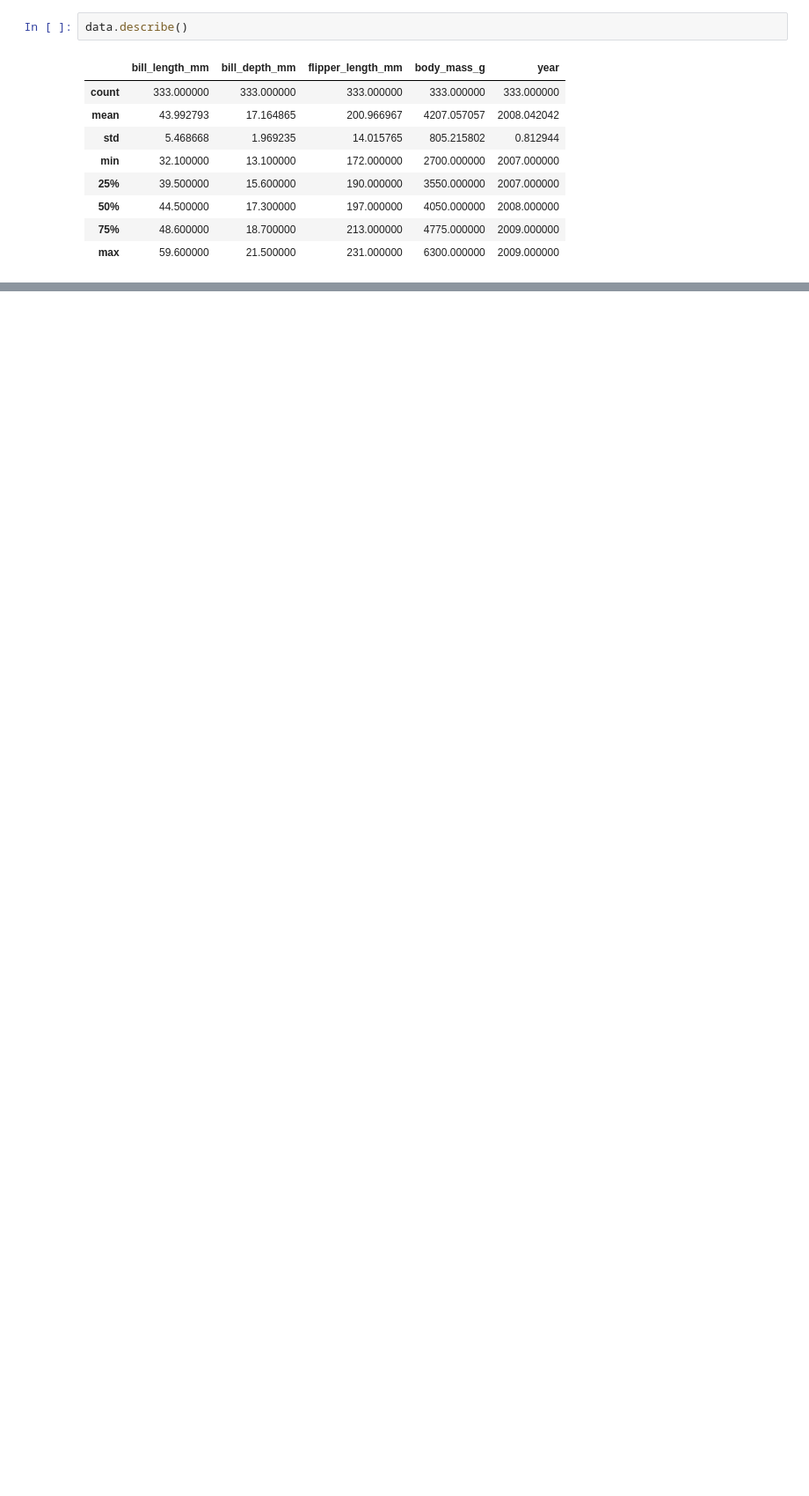
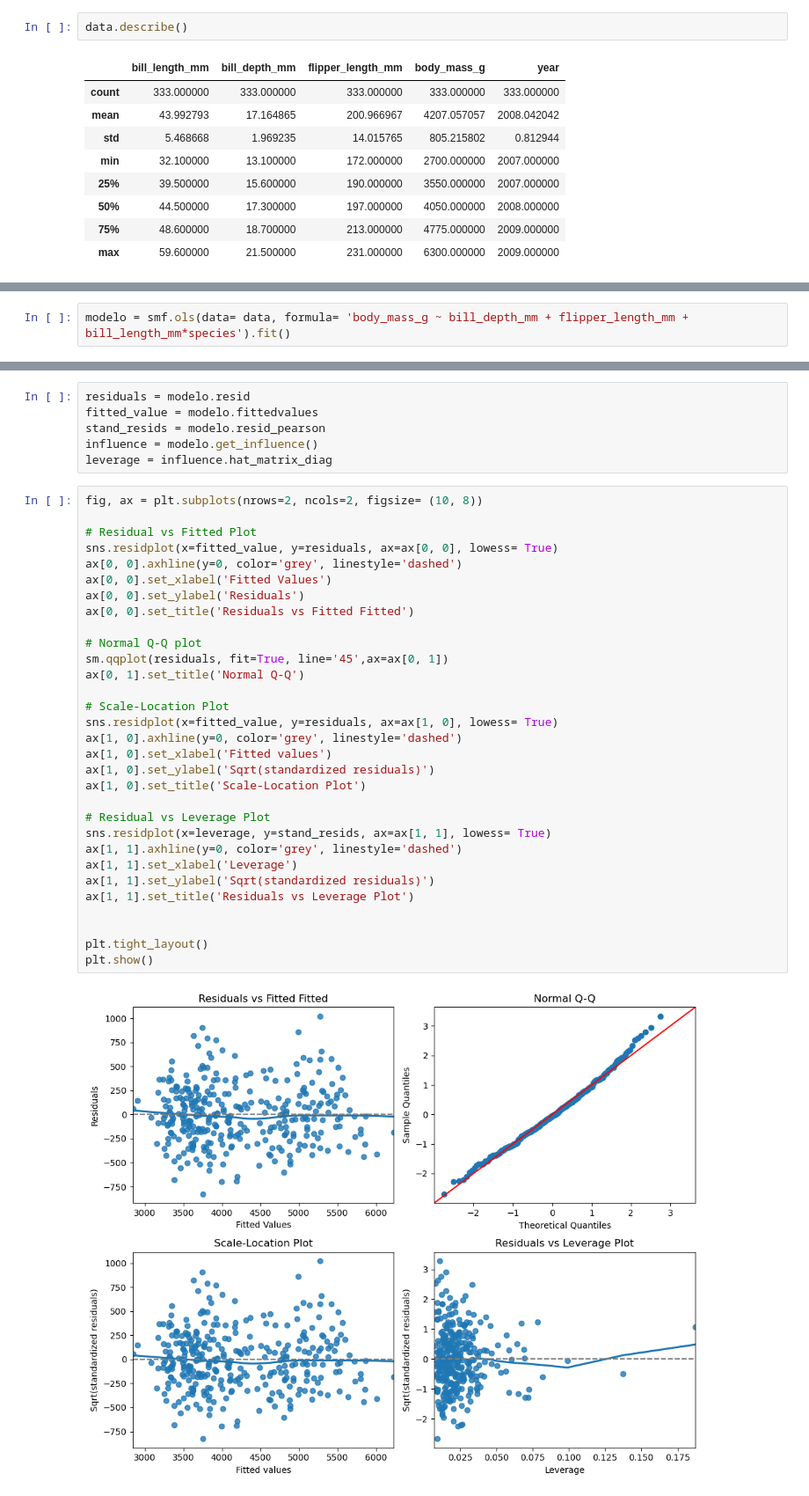
Before and after one commit to salvnetto/analise-regressao, a Jupyter notebook: prov.ipynb, the cells around one changed output, grey strips where cells are left out. Shown at 88% size. Saved outputs shown, nothing was run; the diff lists cells and outputs as text; blank space fills up the shorter version.

```diff
--- a/prov.ipynb
+++ b/prov.ipynb
@@ -55,0 +52,2 @@ plt.show()
+# %%
+modelo = smf.ols(data= data, formula= 'body_mass_g ~ bill_depth_mm + flipper_length_mm + bill_length_mm*species').fit()
@@ -55,0 +74,39 @@ plt.show()
+# %%
+residuals = modelo.resid
+fitted_value = modelo.fittedvalues
+stand_resids = modelo.resid_pearson
+influence = modelo.get_influence()
+leverage = influence.hat_matrix_diag
+# %%
+fig, ax = plt.subplots(nrows=2, ncols=2, figsize= (10, 8))
+
+# Residual vs Fitted Plot
+sns.residplot(x=fitted_value, y=residuals, ax=ax[0, 0], lowess= True)
+ax[0, 0].axhline(y=0, color='grey', linestyle='dashed')
+ax[0, 0].set_xlabel('Fitted Values')
+ax[0, 0].set_ylabel('Residuals')
+ax[0, 0].set_title('Residuals vs Fitted Fitted')
+
+# Normal Q-Q plot
+sm.qqplot(residuals, fit=True, line='45',ax=ax[0, 1])
+ax[0, 1].set_title('Normal Q-Q')
+
+# Scale-Location Plot
+sns.residplot(x=fitted_value, y=residuals, ax=ax[1, 0], lowess= True)
+ax[1, 0].axhline(y=0, color='grey', linestyle='dashed')
+ax[1, 0].set_xlabel('Fitted values')
+ax[1, 0].set_ylabel('Sqrt(standardized residuals)')
+ax[1, 0].set_title('Scale-Location Plot')
+
+# Residual vs Leverage Plot
+sns.residplot(x=leverage, y=stand_resids, ax=ax[1, 1], lowess= True)
+ax[1, 1].axhline(y=0, color='grey', linestyle='dashed')
+ax[1, 1].set_xlabel('Leverage')
+ax[1, 1].set_ylabel('Sqrt(standardized residuals)')
+ax[1, 1].set_title('Residuals vs Leverage Plot')
+
+
+plt.tight_layout()
+plt.show()
+# %% [output]
+[figure, added]
```
Also changed, not shown: parts of 11 cells of this notebook, 1 other file.
